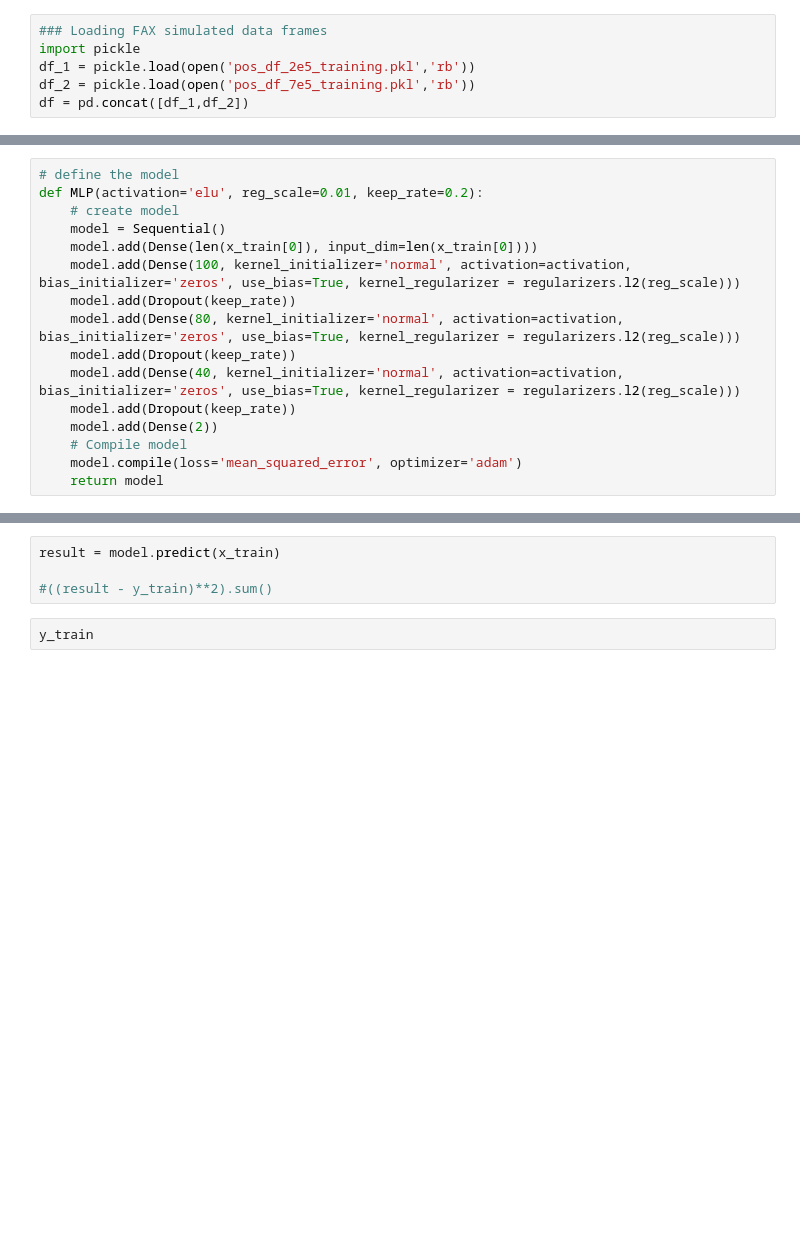
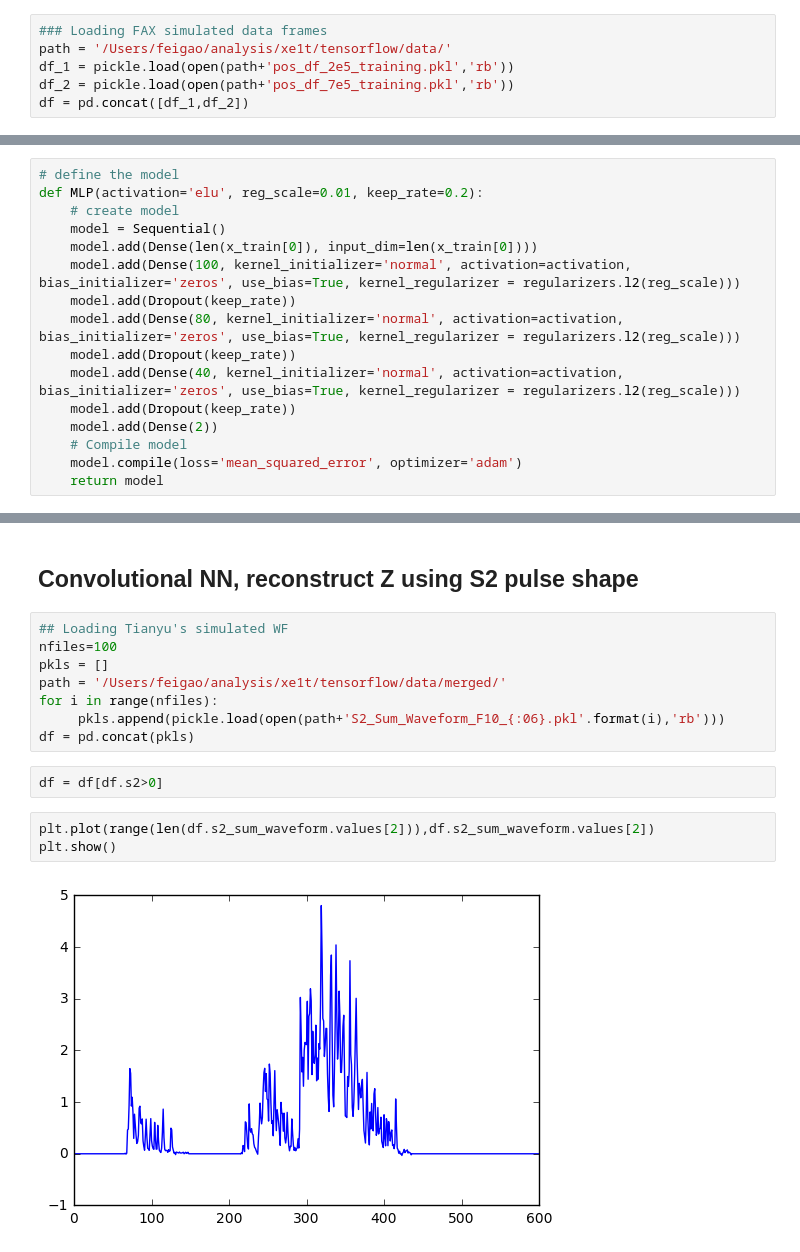
Before and after one commit to weiyuehuan/Tensorflow, a Jupyter notebook: tensorflow_nn_xe1t_posrec.ipynb, the cells around one changed output, grey strips where cells are left out. Drawn from its saved outputs; the diff is of its cells as text; blank space fills up the shorter version.

```diff
--- a/tensorflow_nn_xe1t_posrec.ipynb
+++ b/tensorflow_nn_xe1t_posrec.ipynb
@@ -15,9 +16,9 @@ import tensorflow as tf
 import pandas as pd
 # %%
 ### Loading FAX simulated data frames
-import pickle
-df_1 = pickle.load(open('pos_df_2e5_training.pkl','rb'))
-df_2 = pickle.load(open('pos_df_7e5_training.pkl','rb'))
+path = '/Users/feigao/analysis/xe1t/tensorflow/data/'
+df_1 = pickle.load(open(path+'pos_df_2e5_training.pkl','rb'))
+df_2 = pickle.load(open(path+'pos_df_7e5_training.pkl','rb'))
 df = pd.concat([df_1,df_2])
 # %%
 pmthits = df.loc[:,[c for c in df.columns if 'PMT' in c]].values
@@ -282,6 +148,17 @@ model.fit(x_train, y_train,
-# %%
-result = model.predict(x_train)
-
-#((result - y_train)**2).sum()
-# %%
-y_train
+# %% [markdown]
+## Convolutional NN, reconstruct Z using S2 pulse shape
+# %%
+## Loading Tianyu's simulated WF
+nfiles=100
+pkls = []
+path = '/Users/feigao/analysis/xe1t/tensorflow/data/merged/'
+for i in range(nfiles):
+     pkls.append(pickle.load(open(path+'S2_Sum_Waveform_F10_{:06}.pkl'.format(i),'rb')))
+df = pd.concat(pkls)
+# %%
+df = df[df.s2>0]
+# %%
+plt.plot(range(len(df.s2_sum_waveform.values[2])),df.s2_sum_waveform.values[2])
+plt.show()
+# %% [output]
+[figure, added]
```
Also changed, not shown: parts of 23 cells of this notebook.
